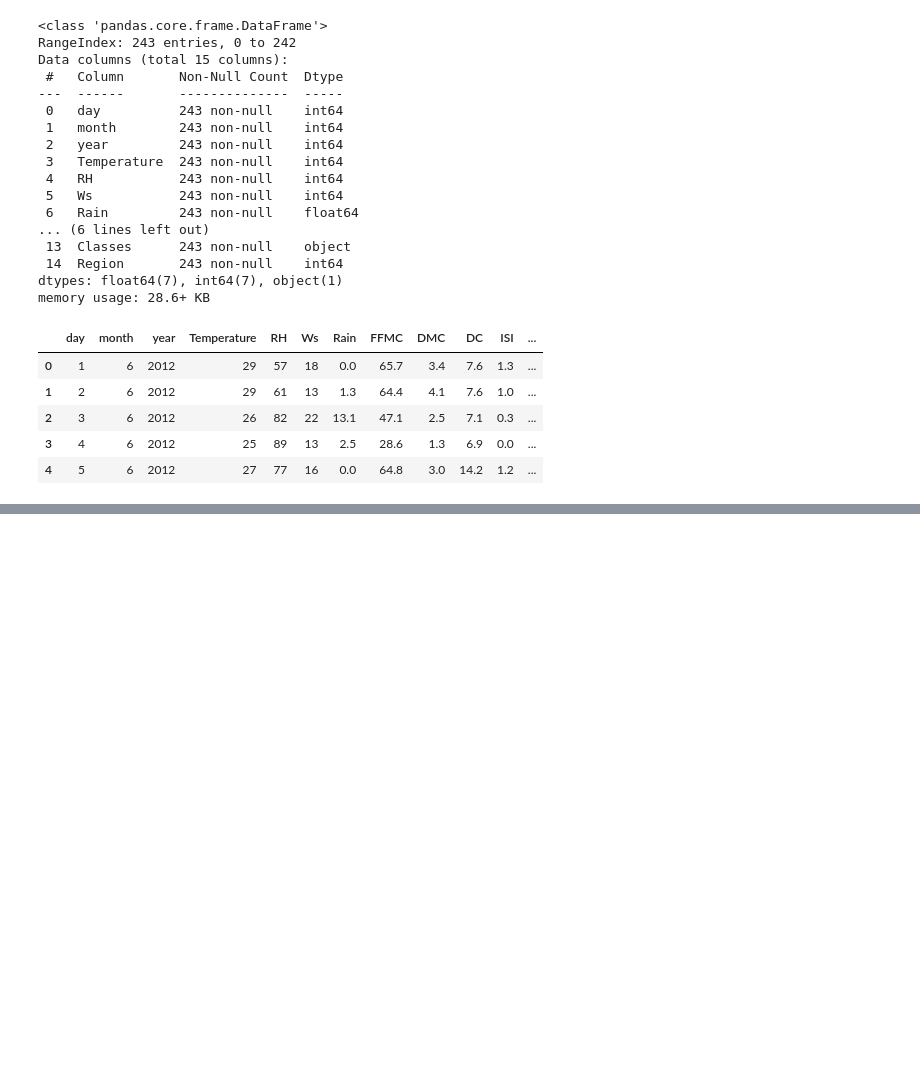
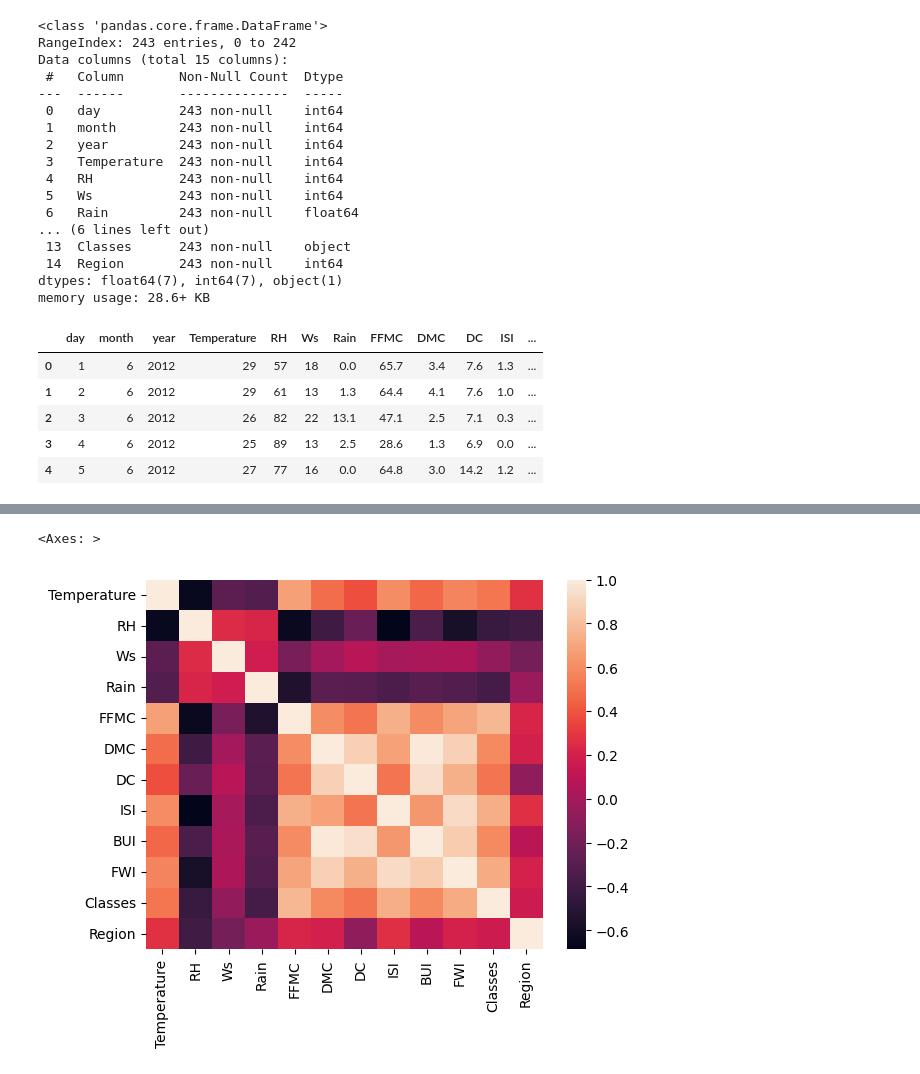
Before and after one commit to Ganglet/Algerian-Forest-Fire-Model, a Jupyter notebook: Forest_Fire.ipynb, the cells around one changed output, grey strips where cells are left out. Saved outputs shown, nothing was run; the diff lists cells and outputs as text; code cells hidden in the pictures; blank space fills up the shorter version.

```diff
--- a/Forest_Fire.ipynb
+++ b/Forest_Fire.ipynb
@@ -253,0 +332,5 @@ df.describe()
+# %%
+sns.heatmap(df_copy.corr())
+# %% [output]
+<Axes: >
+[figure, added]
```
Also changed, not shown: parts of 21 cells of this notebook, 1 other file.
